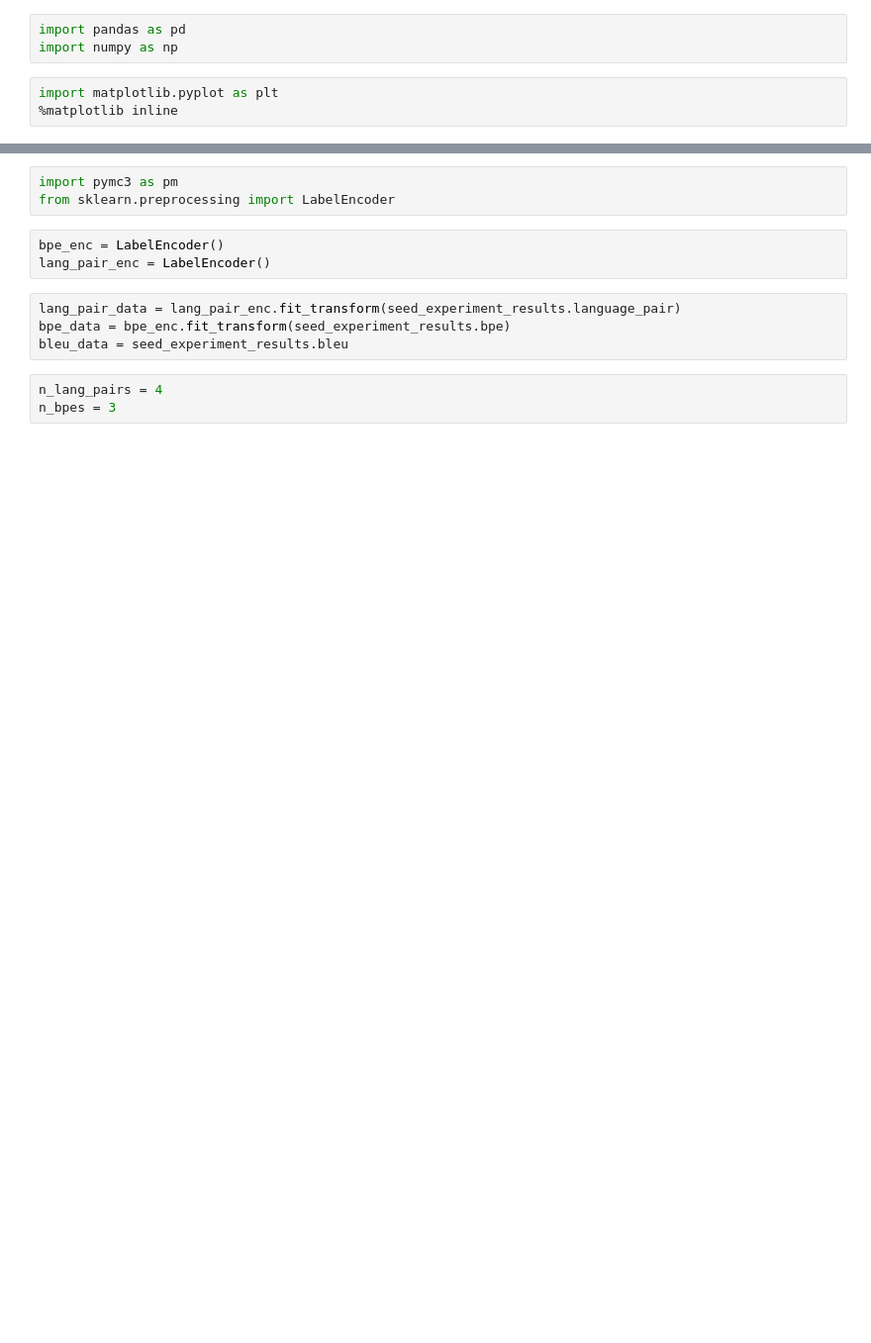
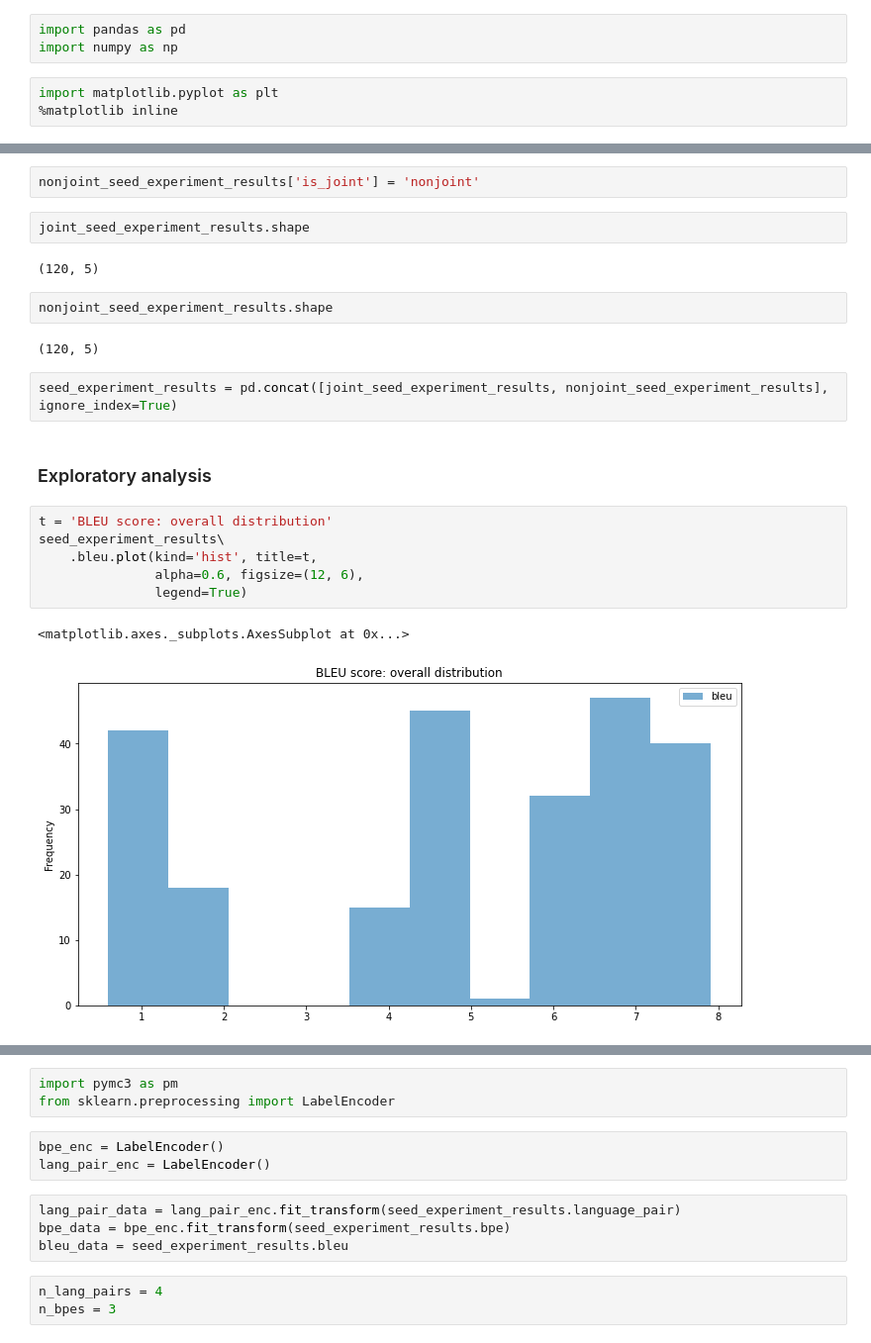
Before and after one commit to j0ma/flores, a Jupyter notebook: bpe-experiment-plots.ipynb, the cells around one changed output, grey strips where cells are left out. Shown at 99% size. Saved outputs shown, nothing was run; the diff lists cells and outputs as text; blank space fills up the shorter version.

```diff
--- a/bpe-experiment-plots.ipynb
+++ b/bpe-experiment-plots.ipynb
@@ -29,0 +13,23 @@ seed_experiment_results
+# %%
+nonjoint_seed_experiment_results['is_joint'] = 'nonjoint'
+# %%
+joint_seed_experiment_results.shape
+# %% [output]
+(120, 5)
+# %%
+nonjoint_seed_experiment_results.shape
+# %% [output]
+(120, 5)
+# %%
+seed_experiment_results = pd.concat([joint_seed_experiment_results, nonjoint_seed_experiment_results], ignore_index=True)
+# %% [markdown]
+### Exploratory analysis
+# %%
+t = 'BLEU score: overall distribution'
+seed_experiment_results\
+    .bleu.plot(kind='hist', title=t,
+               alpha=0.6, figsize=(12, 6),
+               legend=True)
+# %% [output]
+<matplotlib.axes._subplots.AxesSubplot at 0x...>
+[figure, added]
```
Also changed, not shown: parts of 93 cells of this notebook, 1 other file.
